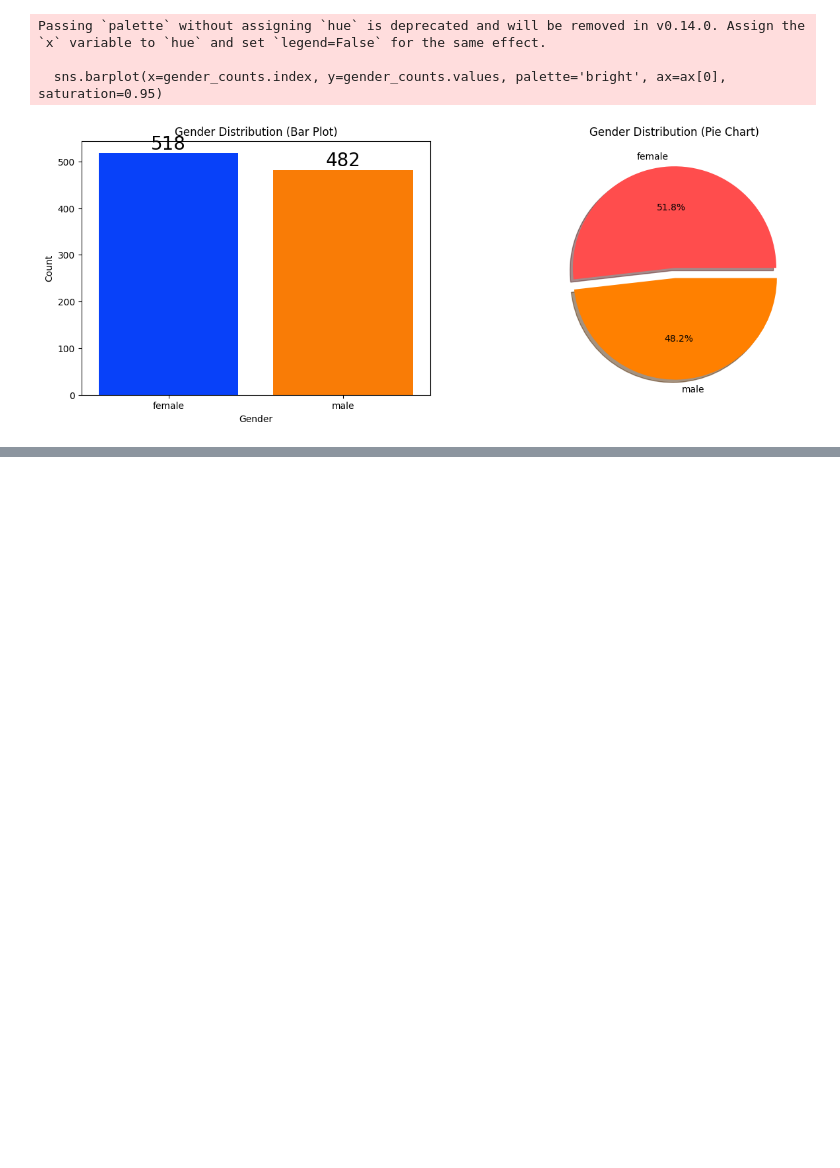
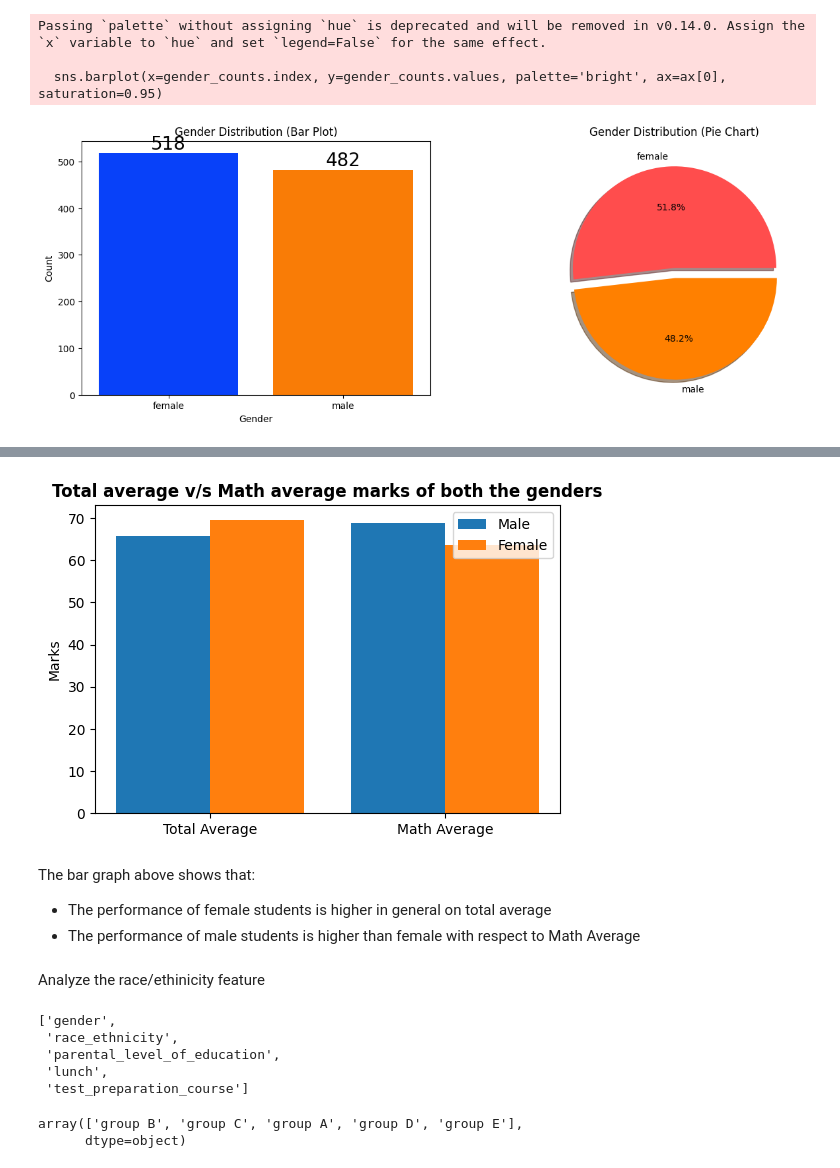
Before and after one commit to Noah369-Create/machine-learning, a Jupyter notebook: notebook/practice.ipynb, the cells around one changed output, grey strips where cells are left out. Saved outputs shown, nothing was run; the diff lists cells and outputs as text; code cells hidden in the pictures; blank space fills up the shorter version.

```diff
--- a/notebook/practice.ipynb
+++ b/notebook/practice.ipynb
@@ -392,0 +446,40 @@ ValueError: could not convert string to float: 'female'
+# %%
+plt.figure(figsize=(6, 4))
+
+X = ['Total Average','Math Average']
+
+
+female_scores = [gender_group['average'][0], gender_group['math_score'][0]]
+male_scores = [gender_group['average'][1], gender_group['math_score'][1]]
+
+X_axis = np.arange(len(X))
+
+plt.bar(X_axis - 0.2, male_scores, 0.4, label = 'Male')
+plt.bar(X_axis + 0.2, female_scores, 0.4, label = 'Female')
+
+plt.xticks(X_axis, X)
+plt.ylabel("Marks")
+plt.title("Total average v/s Math average marks of both the genders", fontweight='bold')
+plt.legend()
+plt.show()
+# %% [output]
+[figure, added]
+# %% [markdown]
+The bar graph above shows that:
+* The performance of female students is higher in general on total average
+* The performance of male students is higher than female with respect to Math Average
+# %% [markdown]
+Analyze the race/ethinicity feature
+# %%
+categorical_features
+# %% [output]
+['gender',
+ 'race_ethnicity',
+ 'parental_level_of_education',
+ 'lunch',
+ 'test_preparation_course']
+# %%
+df.race_ethnicity.unique()
+# %% [output]
+array(['group B', 'group C', 'group A', 'group D', 'group E'],
+      dtype=object)
```
Also changed, not shown: parts of 8 cells of this notebook.
